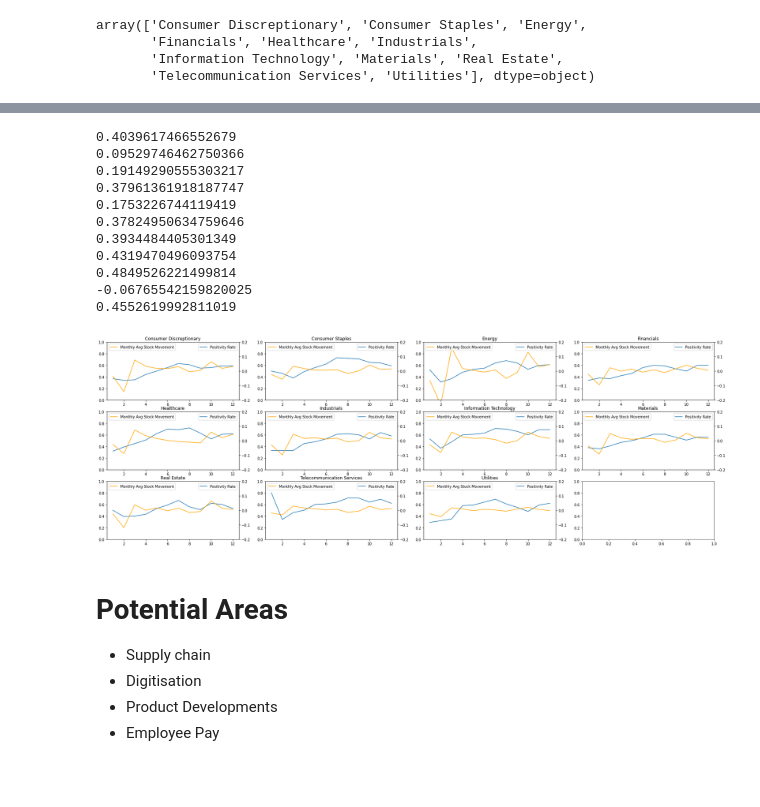
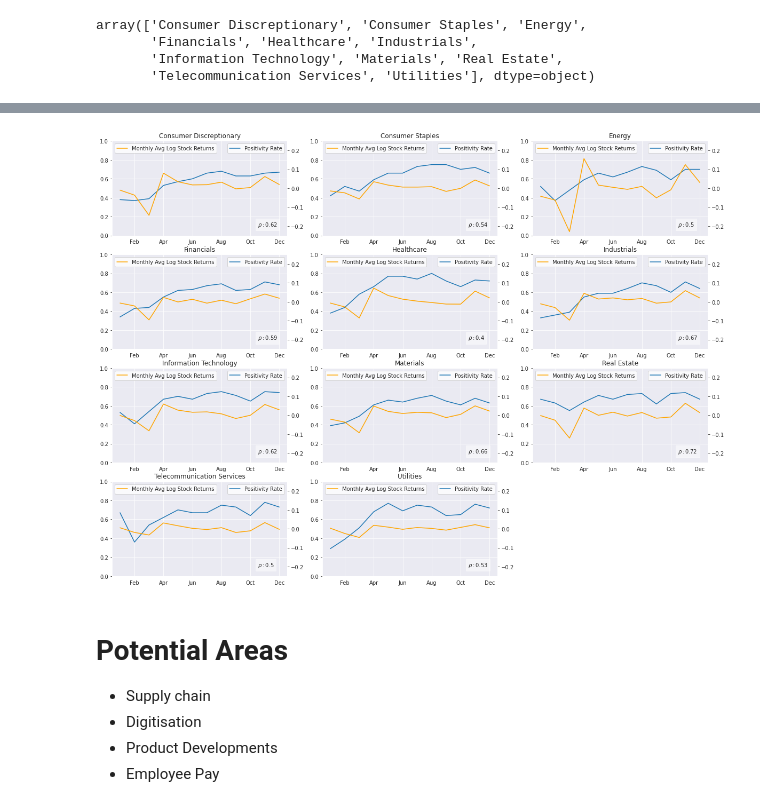
Before and after one commit to TraceyEtheridge/Thesis, a Jupyter notebook: 05_Analysis.ipynb, the cells around one changed output, grey strips where cells are left out. Cells and saved outputs as stored; diff of their text form; code cells hidden in the pictures; blank space fills up the shorter version.

```diff
--- a/Analysis.ipynb
+++ b/05_Analysis.ipynb
@@ -334,7 +154,7 @@ def load_listed_companies(file_path, sheet_name, countries):
     return companies_list
 # %%
 # Import listed companies
-filepath_companies = './data/company_names_listed.xlsx'
+filepath_companies = './data/ner/company_names_listed.xlsx'
 sheet_name = 'company_names'
 countries_included = ['United States', 'Canada', 'Australia', 'United Kingdom']
 
@@ -583,8 +385,8 @@ if get_stock_prices:
 # %%
 #stock_final_dict
 # %%
-with open('stock_final_dict_xx.pickle', 'wb') as handle:
-    pickle.dump(stock_final_dict, handle)
+#with open('stock_final_dict_xx.pickle', 'wb') as handle:
+ #   pickle.dump(stock_final_dict, handle)
 # %%
 with open('./data/stock_prices/stock_final_dict_us.pickle', 'rb') as handle:
     stock_final_dict_us = pickle.load(handle)
@@ -1336,9 +1230,8 @@ for idx, industry in enumerate(df_comp_analysis['industry'].unique()):
 # %%
-#df_comp_month = df_comp.copy()
 df_comp_month = df_comp[df_comp['company_relevance'] >= 0.2].copy()
 df_comp_month['month'] = df_comp_month['date'].dt.month
 
-exclude_marketscreener = True
+exclude_marketscreener = False
 
 if exclude_marketscreener:
     df_comp_analysis = df_comp_month[df_comp_month['domain'] != "marketscreener"].copy()
@@ -1356,6 +1249,13 @@ stock_log_ind_mvmt = pd.DataFrame(stock_log_ind_mvmt.stack()).reset_index()
 stock_log_ind_mvmt.columns = ['month', 'industry', 'stock_mvmt']
 
 df_comp_analysis = df_comp_analysis.merge(stock_log_ind_mvmt, left_on=['industry', 'month'], right_on=['industry', 'month'])
-df_comp_analysis
+display(df_comp_analysis)
+
+# Cum movement
+df_comp_analysis_cum = df_comp_analysis[['industry','month','stock_mvmt']].copy()
+df_comp_analysis_cum = df_comp_analysis_cum.set_index(['industry', 'month'])
+df_comp_analysis_cum = df_comp_analysis_cum.unstack('industry')
+df_comp_analysis_cum = (df_comp_analysis_cum + 1).cumprod() - 1
+df_comp_analysis_cum.columns = df_comp_analysis_cum.columns.droplevel()
 # %% [output]
 |  | industry | month | NEGATIVE | POSITIVE | Total | POS_% | stock_mvmt |
@@ -1381,30 +1286,26 @@ array(['Consumer Discreptionary', 'Consumer Staples', 'Energy',
 # %%
-fig, ax = plt.subplots(3,4, figsize=(30,10), sharey=False)
+sns.set_style("darkgrid",)
+fig, ax = plt.subplots(4,3, figsize=(20,15), sharey=False)
 ax = ax.flatten()
+ax[11].axis('off')
 
 for idx, industry in enumerate(df_comp_analysis['industry'].unique()):
+    ax2 = ax[idx].twinx()
+    ax2.plot('month', 'stock_mvmt', data=df_comp_analysis[df_comp_analysis['industry'] == industry], label="Monthly Avg Log Stock Returns", color="orange")
     ax[idx].plot('month', 'POS_%', data=df_comp_analysis[df_comp_analysis['industry'] == industry], label="Positivity Rate")
-    ax2 = ax[idx].twinx()
-    ax2.plot('month', 'stock_mvmt', data=df_comp_analysis[df_comp_analysis['industry'] == industry], label="Monthly Avg Stock Movement", color="orange")
     ax[idx].set_title(industry)
-    ax[idx].legend()
+    #ax[idx].set_xlabel('Month - Year 2020')
+    #ax[idx].set_xticklabels(['Jan','Feb','Mar','Apr','May','Jun','Jul','Aug','Sep','Oct','Nov','Dec'])
+    ax[idx].set_xticklabels(['Jan','Feb','Apr','Jun','Aug','Oct','Dec'])
+    ax[idx].legend(facecolor='white')
     ax[idx].set_ylim(0,1)
-    ax2.set_ylim(-0.2,0.2)
-    ax2.legend(loc="upper left")
-    print(np.corrcoef(df_comp_analysis[df_comp_analysis['industry'] == industry]['POS_%'], df_comp_analysis[df_comp_analysis['industry'] == industry]['stock_mvmt']).flatten()[1])
+    ax2.set_ylim(-0.25,0.25)
+    ax2.legend(loc="upper left", facecolor='white')
+    ax2.grid(axis='y', visible=False)
+    corr = round(np.corrcoef(df_comp_analysis[df_comp_analysis['industry'] == industry]['POS_%'], df_comp_analysis[df_comp_analysis['industry'] == industry]['stock_mvmt']).flatten()[1],2)
+    ax[idx].text(10.5, 0.1, '$ \\rho: $' + str(corr), bbox=dict(facecolor='white', alpha=0.5))
 # %% [output]
-0.4039617466552679
-0.09529746462750366
-0.19149290555303217
-0.37961361918187747
-0.1753226744119419
-0.37824950634759646
-0.3934484405301349
-0.4319470496093754
-0.4849526221499814
--0.06765542159820025
-0.4552619992811019
-[figure, old version]
+[figure, new version]
 # %% [markdown]
 # Potential Areas
 - Supply chain
```
Also changed, not shown: parts of 58 cells of this notebook.
